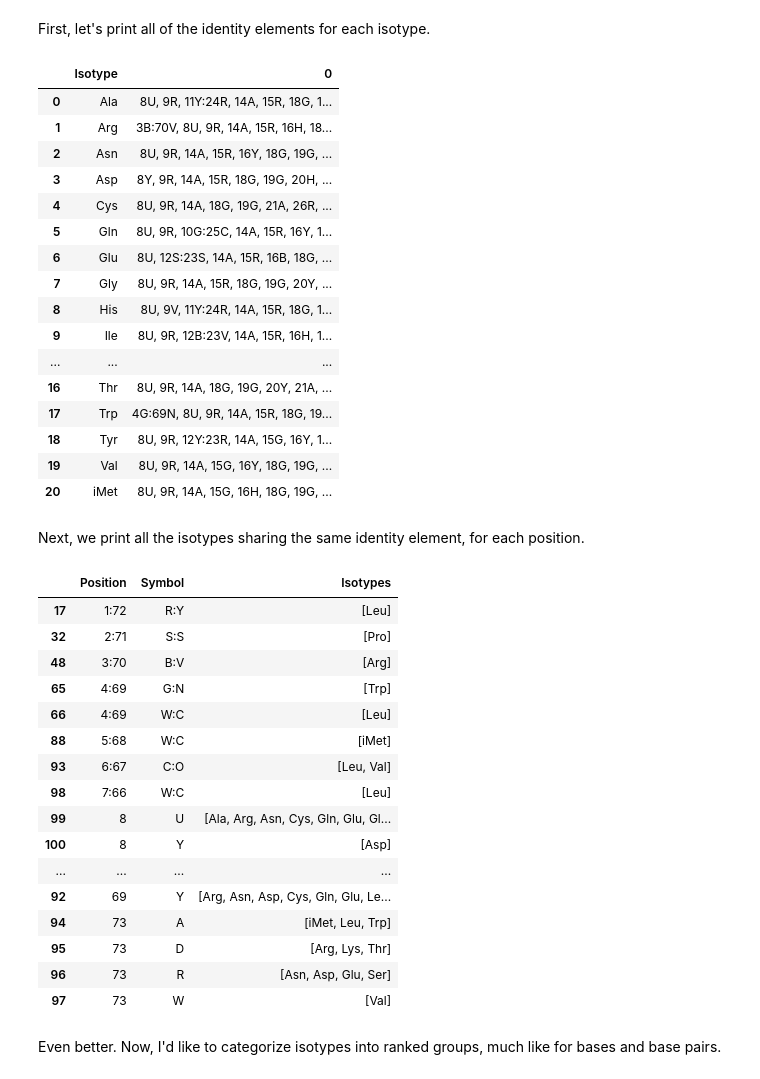
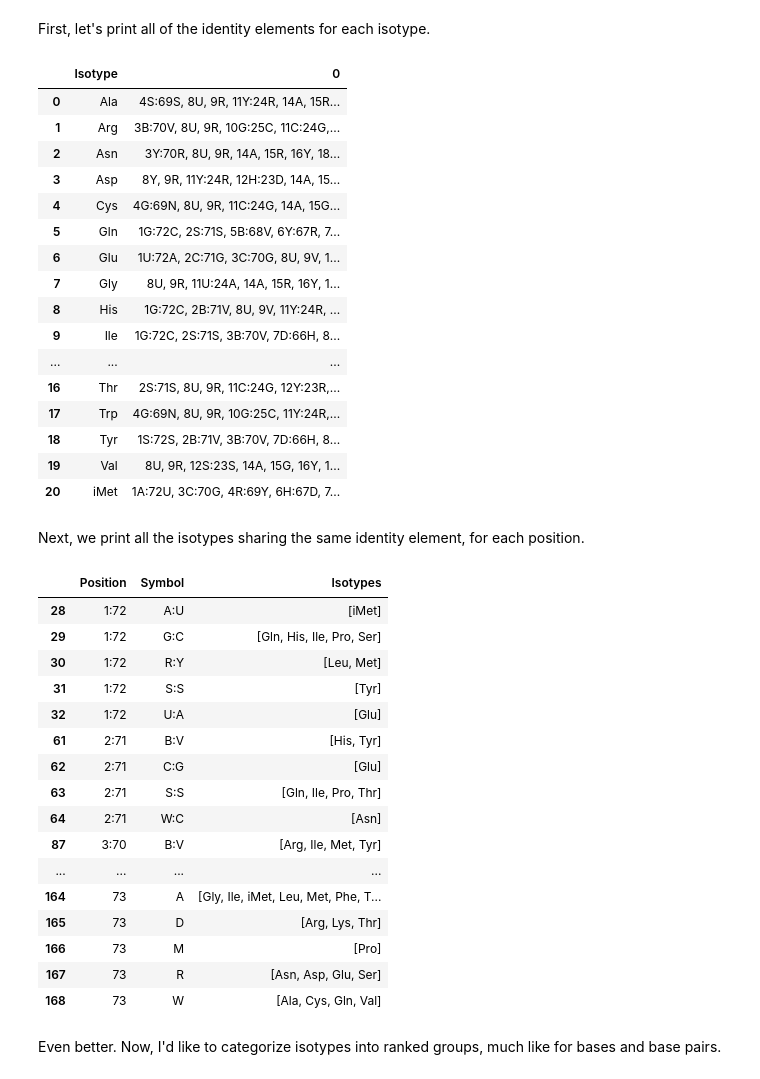
Before and after one commit to bylin/euk-features, a Jupyter notebook: notebooks/euk-isotypes.ipynb, the cells around one changed output. Drawn from its saved outputs; the diff is of its cells as text; code cells hidden in the pictures.

Commit message:
tune frequency filter

```diff
--- a/notebooks/euk-isotypes.ipynb
+++ b/notebooks/euk-isotypes.ipynb
@@ -88,58 +88,58 @@ identities
 # %% [markdown]
 First, let's print all of the identity elements for each isotype.
 # %%
-identities.ix[(identities.Frequency >= 0.98) & (identities.Symbol != "C:O") & (identities.Symbol != "W:C")].groupby("Isotype").apply(lambda x: ', '.join(x.Element)).reset_index()
+identities.ix[(identities.Frequency >= 0.95) & (identities.Symbol != "C:O") & (identities.Symbol != "W:C")].groupby("Isotype").apply(lambda x: ', '.join(x.Element)).reset_index()
 # %% [output]
 |  | Isotype | 0 |
-| 0 | Ala | 8U, 9R, 11Y:24R, 14A, 15R, 18G, 1... |
-| 1 | Arg | 3B:70V, 8U, 9R, 14A, 15R, 16H, 18... |
-| 2 | Asn | 8U, 9R, 14A, 15R, 16Y, 18G, 19G, ... |
-| 3 | Asp | 8Y, 9R, 14A, 15R, 18G, 19G, 20H, ... |
-| 4 | Cys | 8U, 9R, 14A, 18G, 19G, 21A, 26R, ... |
-| 5 | Gln | 8U, 9R, 10G:25C, 14A, 15R, 16Y, 1... |
-| 6 | Glu | 8U, 12S:23S, 14A, 15R, 16B, 18G, ... |
-| 7 | Gly | 8U, 9R, 14A, 15R, 18G, 19G, 20Y, ... |
-| 8 | His | 8U, 9V, 11Y:24R, 14A, 15R, 18G, 1... |
-| 9 | Ile | 8U, 9R, 12B:23V, 14A, 15R, 16H, 1... |
+| 0 | Ala | 4S:69S, 8U, 9R, 11Y:24R, 14A, 15R... |
+| 1 | Arg | 3B:70V, 8U, 9R, 10G:25C, 11C:24G,... |
+| 2 | Asn | 3Y:70R, 8U, 9R, 14A, 15R, 16Y, 18... |
+| 3 | Asp | 8Y, 9R, 11Y:24R, 12H:23D, 14A, 15... |
+| 4 | Cys | 4G:69N, 8U, 9R, 11C:24G, 14A, 15G... |
+| 5 | Gln | 1G:72C, 2S:71S, 5B:68V, 6Y:67R, 7... |
+| 6 | Glu | 1U:72A, 2C:71G, 3C:70G, 8U, 9V, 1... |
+| 7 | Gly | 8U, 9R, 11U:24A, 14A, 15R, 16Y, 1... |
+| 8 | His | 1G:72C, 2B:71V, 8U, 9V, 11Y:24R, ... |
+| 9 | Ile | 1G:72C, 2S:71S, 3B:70V, 7D:66H, 8... |
 | ... | ... | ... |
-| 16 | Thr | 8U, 9R, 14A, 18G, 19G, 20Y, 21A, ... |
-| 17 | Trp | 4G:69N, 8U, 9R, 14A, 15R, 18G, 19... |
-| 18 | Tyr | 8U, 9R, 12Y:23R, 14A, 15G, 16Y, 1... |
-| 19 | Val | 8U, 9R, 14A, 15G, 16Y, 18G, 19G, ... |
-| 20 | iMet | 8U, 9R, 14A, 15G, 16H, 18G, 19G, ... |
+| 16 | Thr | 2S:71S, 8U, 9R, 11C:24G, 12Y:23R,... |
+| 17 | Trp | 4G:69N, 8U, 9R, 10G:25C, 11Y:24R,... |
+| 18 | Tyr | 1S:72S, 2B:71V, 3B:70V, 7D:66H, 8... |
+| 19 | Val | 8U, 9R, 12S:23S, 14A, 15G, 16Y, 1... |
+| 20 | iMet | 1A:72U, 3C:70G, 4R:69Y, 6H:67D, 7... |
 # %% [markdown]
 Next, we print all the isotypes sharing the same identity element, for each position.
 # %%
 # Aggregate isotypes
-key_ides = identities.ix[identities.Frequency >= 0.98].groupby(["Position", "Symbol"])
+key_ides = identities.ix[identities.Frequency >= 0.95].groupby(["Position", "Symbol"])
 key_ides = key_ides.apply(lambda x: list(x.Isotype)).reset_index()
 key_ides.columns = ['Position', "Symbol", "Isotypes"]
 
 # Sort by position
 df = pd.DataFrame()
 for position in sorted(set(key_ides['Position']), key=lambda x: int(x.split(':')[0]) if 'V' not in x else 45):
   df = pd.concat([df, key_ides[key_ides.Position == position]])
 
 key_ides = df
 key_ides
 # %% [output]
 |  | Position | Symbol | Isotypes |
-| 17 | 1:72 | R:Y | [Leu] |
-| 32 | 2:71 | S:S | [Pro] |
-| 48 | 3:70 | B:V | [Arg] |
-| 65 | 4:69 | G:N | [Trp] |
-| 66 | 4:69 | W:C | [Leu] |
-| 88 | 5:68 | W:C | [iMet] |
-| 93 | 6:67 | C:O | [Leu, Val] |
-| 98 | 7:66 | W:C | [Leu] |
-| 99 | 8 | U | [Ala, Arg, Asn, Cys, Gln, Glu, Gl... |
-| 100 | 8 | Y | [Asp] |
+| 28 | 1:72 | A:U | [iMet] |
+| 29 | 1:72 | G:C | [Gln, His, Ile, Pro, Ser] |
+| 30 | 1:72 | R:Y | [Leu, Met] |
+| 31 | 1:72 | S:S | [Tyr] |
+| 32 | 1:72 | U:A | [Glu] |
+| 61 | 2:71 | B:V | [His, Tyr] |
+| 62 | 2:71 | C:G | [Glu] |
+| 63 | 2:71 | S:S | [Gln, Ile, Pro, Thr] |
+| 64 | 2:71 | W:C | [Asn] |
+| 87 | 3:70 | B:V | [Arg, Ile, Met, Tyr] |
 | ... | ... | ... | ... |
-| 92 | 69 | Y | [Arg, Asn, Asp, Cys, Gln, Glu, Le... |
-| 94 | 73 | A | [iMet, Leu, Trp] |
-| 95 | 73 | D | [Arg, Lys, Thr] |
-| 96 | 73 | R | [Asn, Asp, Glu, Ser] |
-| 97 | 73 | W | [Val] |
+| 164 | 73 | A | [Gly, Ile, iMet, Leu, Met, Phe, T... |
+| 165 | 73 | D | [Arg, Lys, Thr] |
+| 166 | 73 | M | [Pro] |
+| 167 | 73 | R | [Asn, Asp, Glu, Ser] |
+| 168 | 73 | W | [Ala, Cys, Gln, Val] |
 # %% [markdown]
 Even better. Now, I'd like to categorize isotypes into ranked groups, much like for bases and base pairs.
 # %%
```
Also changed, not shown: parts of 1 cell of this notebook.
